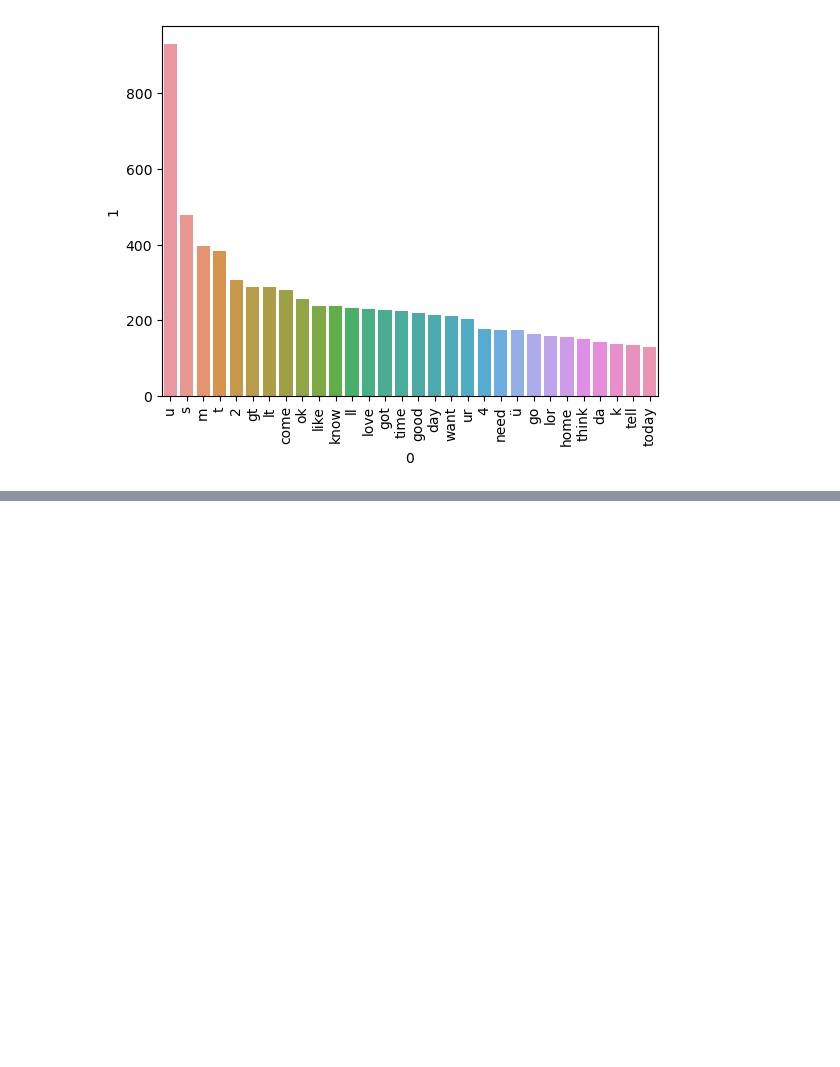
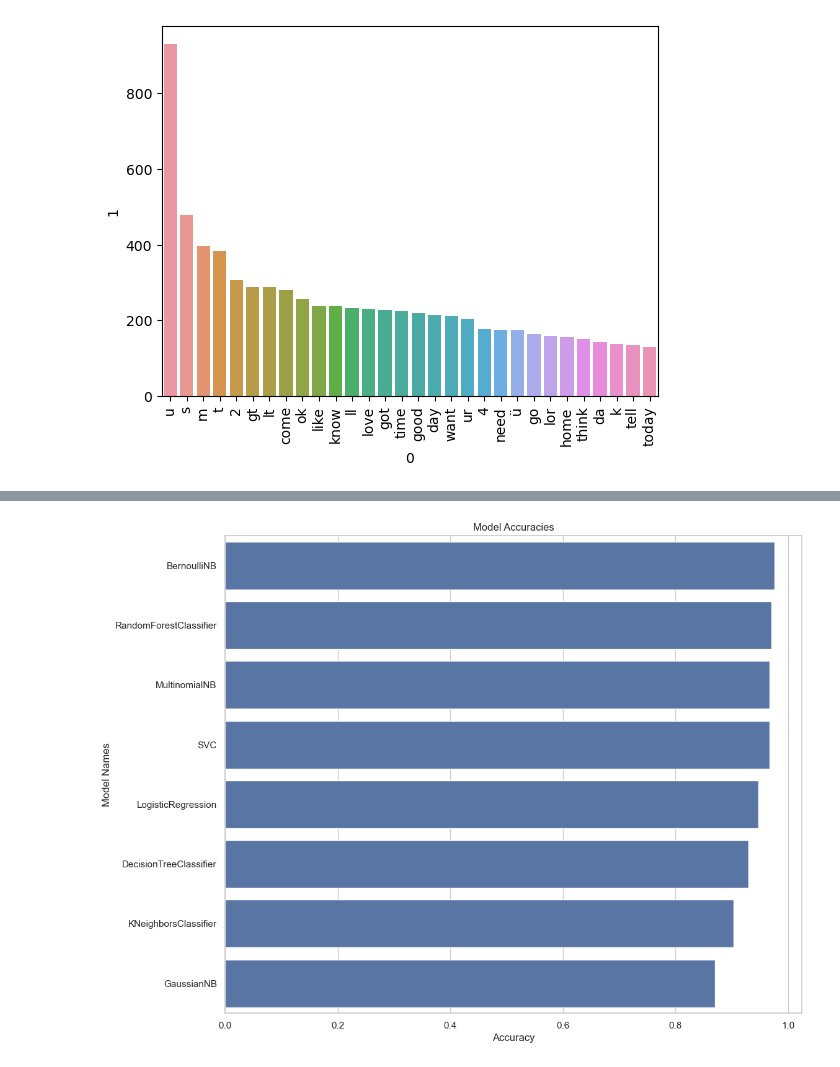
Before and after one commit to Deepkumar-Khokhar/Spam-Detaction, a Jupyter notebook: Spam-Detaction.ipynb, the cells around one changed output, grey strips where cells are left out. Cells and saved outputs as stored; diff of their text form; code cells hidden in the pictures; blank space fills up the shorter version.

Commit message:
Final Model Ready

```diff
--- a/Spam-Detaction.ipynb
+++ b/Spam-Detaction.ipynb
@@ -371,0 +380,2 @@ plt.show()
+# %%
+X_train, X_test, y_train, y_test = train_test_split(X,y,test_size=0.2,random_state=2)
@@ -371,0 +409,6 @@ plt.show()
+# %%
+bnb.fit(X_train,y_train)
+y_pred1 = bnb.predict(X_test)
+print(accuracy_score(y_test,y_pred1))
+print(confusion_matrix(y_test,y_pred1))
+print(precision_score(y_test,y_pred1))
@@ -371,0 +450,23 @@ plt.show()
+# %%
+accuracies=[]
+cm=[]
+ps=[]
+for name, model in models.items():
+    model.fit(X_train, y_train)
+    y_pred=model.predict(X_test)
+
+    AS=accuracy_score(y_test, y_pred)
+    CM = confusion_matrix(y_test,y_pred)
+    PS=precision_score(y_test, y_pred)
+    accuracies.append(AS)
+    cm.append(CM)
+    ps.append(PS)
+
+    print(f'Results for {name}:')
+    print()
+    print('Accuracy score: ', AS)
+    print("Confusion Matrix: ")
+    print(CM)
+    print('precision_score: ', PS)
+    print()
+    print()
@@ -371,0 +525,15 @@ plt.show()
+# %%
+data = pd.DataFrame({"Names": names_of_models, "Accuracies": accuracies}).sort_values(by=['Accuracies'], ascending=False)
+
+sns.set(style="whitegrid")
+plt.figure(figsize=(12, 10))
+
+sns.barplot(x="Accuracies", y="Names", data=data, color="b")
+
+plt.xlabel("Accuracy")
+plt.ylabel("Model Names")
+plt.title("Model Accuracies")
+
+plt.show()
+# %% [output]
+[figure, added]
```
Also changed, not shown: parts of 25 cells of this notebook, 3 other files.
